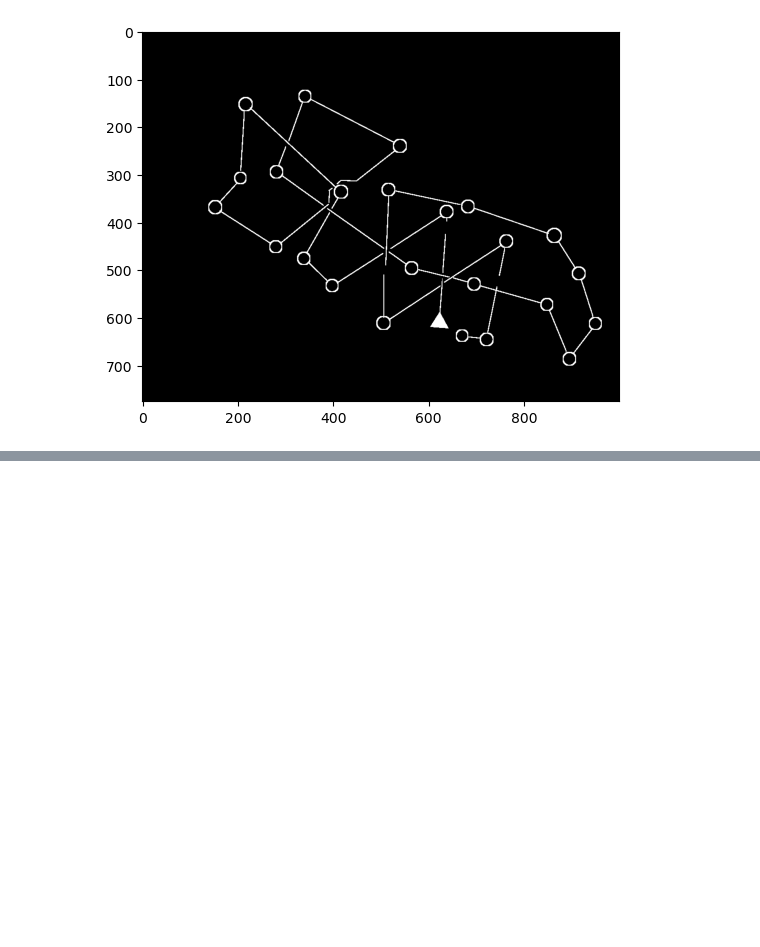
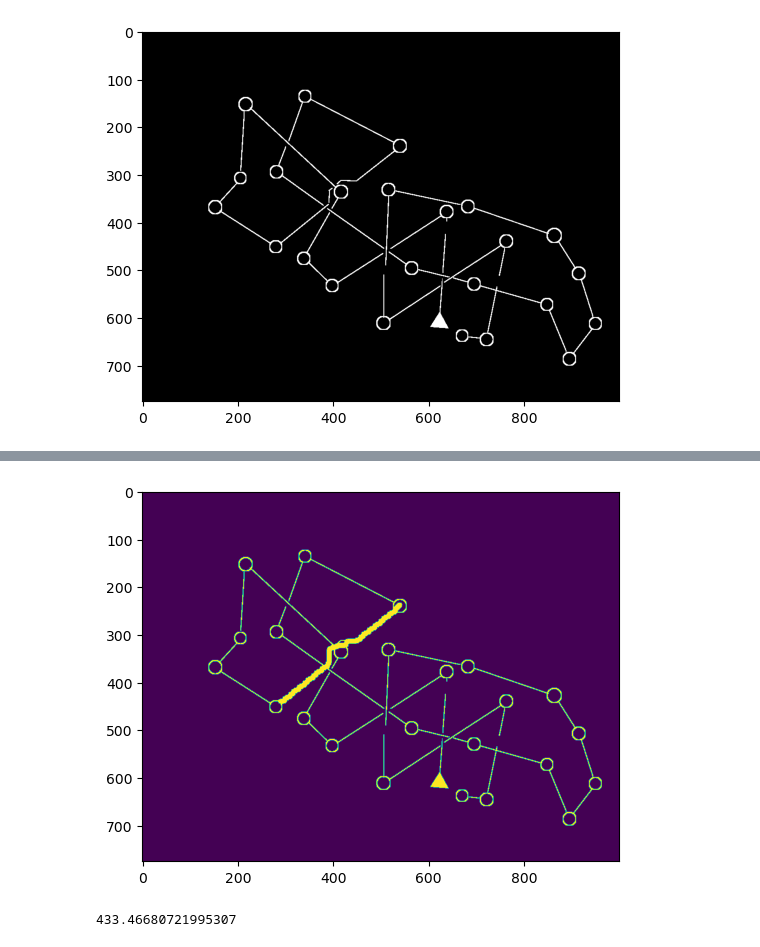
Before and after one commit to ianblair87/maps-analyzer, a Jupyter notebook: track_analysis.ipynb, the cells around one changed output, grey strips where cells are left out. Cells and saved outputs as stored; diff of their text form; code cells hidden in the pictures; blank space fills up the shorter version.

Commit message:
detect course configuration v0

```diff
--- a/track_analysis.ipynb
+++ b/track_analysis.ipynb
@@ -105,0 +182,31 @@ plt.show()
+# %%
+def draw_path(course, x, y, prex, prey, addx, addy):
+    res = np.uint8(course * 255)
+    while prex[x,y] != -1:
+        nx = prex[x,y]
+        ny = prey[x,y]
+        cv2.line(res, (y + addy, x + addx), (ny + addy, nx + addx), 255, 10)
+        x = nx
+        y = ny
+    plt.imshow(res)
+    plt.show()
+# %%
+penalties_cache = {}
+def calculate_penalty(c1_idx, c2_idx, circles, img, visualize=False):
+    key = str(c1_idx) + ';' + str(c2_idx) + ';' + str(hash(len(circles)))
+    if key in penalties_cache:
+        return penalties_cache[key]
+    minx = min(circles[c1_idx][0], circles[c2_idx][0]) - 50
+    maxx = max(circles[c1_idx][0], circles[c2_idx][0]) + 50
+    miny = min(circles[c1_idx][1], circles[c2_idx][1]) - 50
+    maxy = max(circles[c1_idx][1], circles[c2_idx][1]) + 50
+    dist, prex, prey = penalty([circles[c1_idx][0] - minx, circles[c1_idx][1] - miny], [circles[c2_idx][0] - minx, circles[c2_idx][1] - miny], img[minx:maxx+1, miny:maxy+1])
+    if visualize:
+        draw_path(img, circles[c2_idx][0] - minx, circles[c2_idx][1] - miny, prex, prey, minx, miny)
+    penalties_cache[key] = dist
+    return dist
+# %%
+calculate_penalty(12, 2, circles, img, visualize=True)
+# %% [output]
+[figure, added]
+433.46680721995307
```
Also changed, not shown: parts of 13 cells of this notebook.
